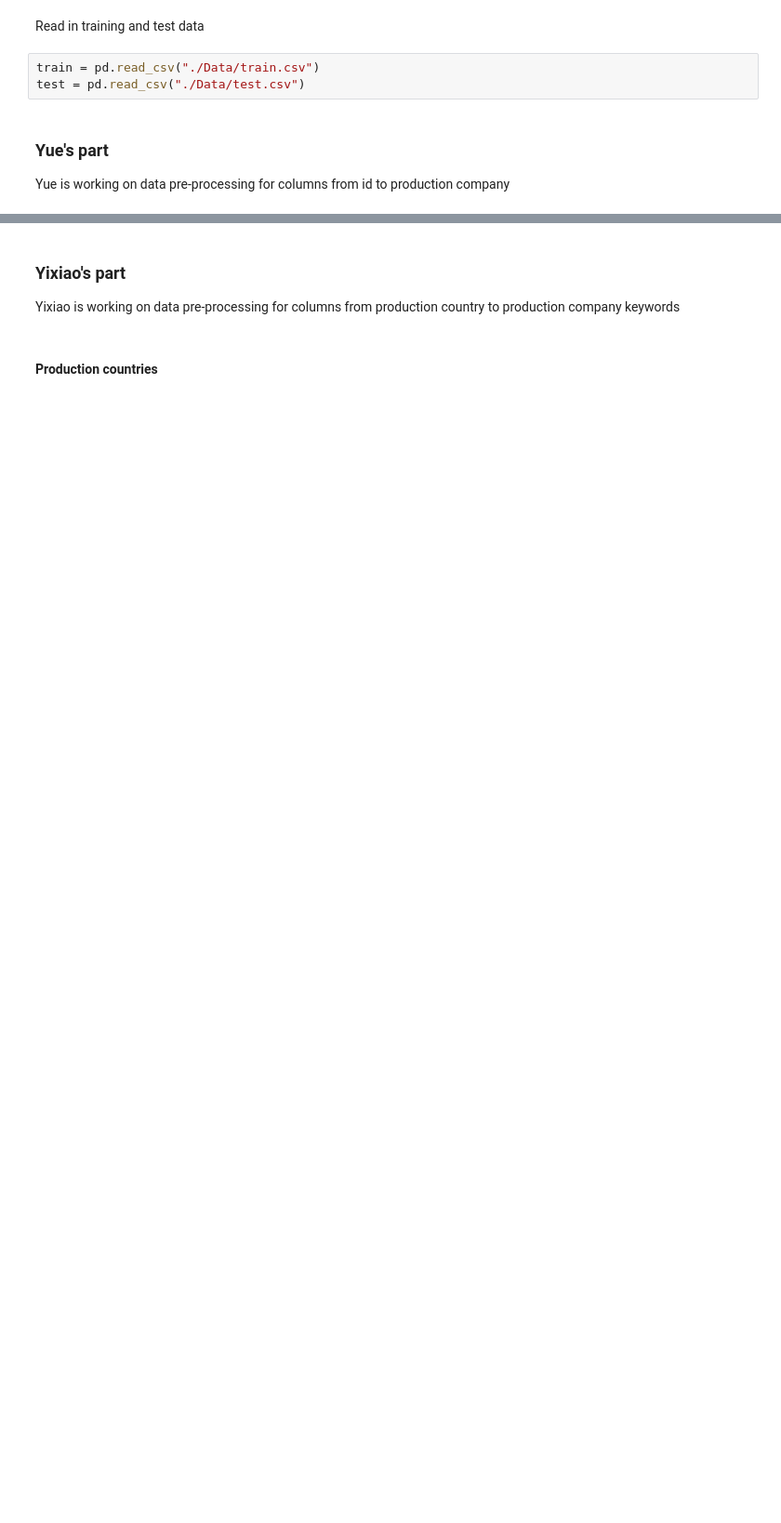
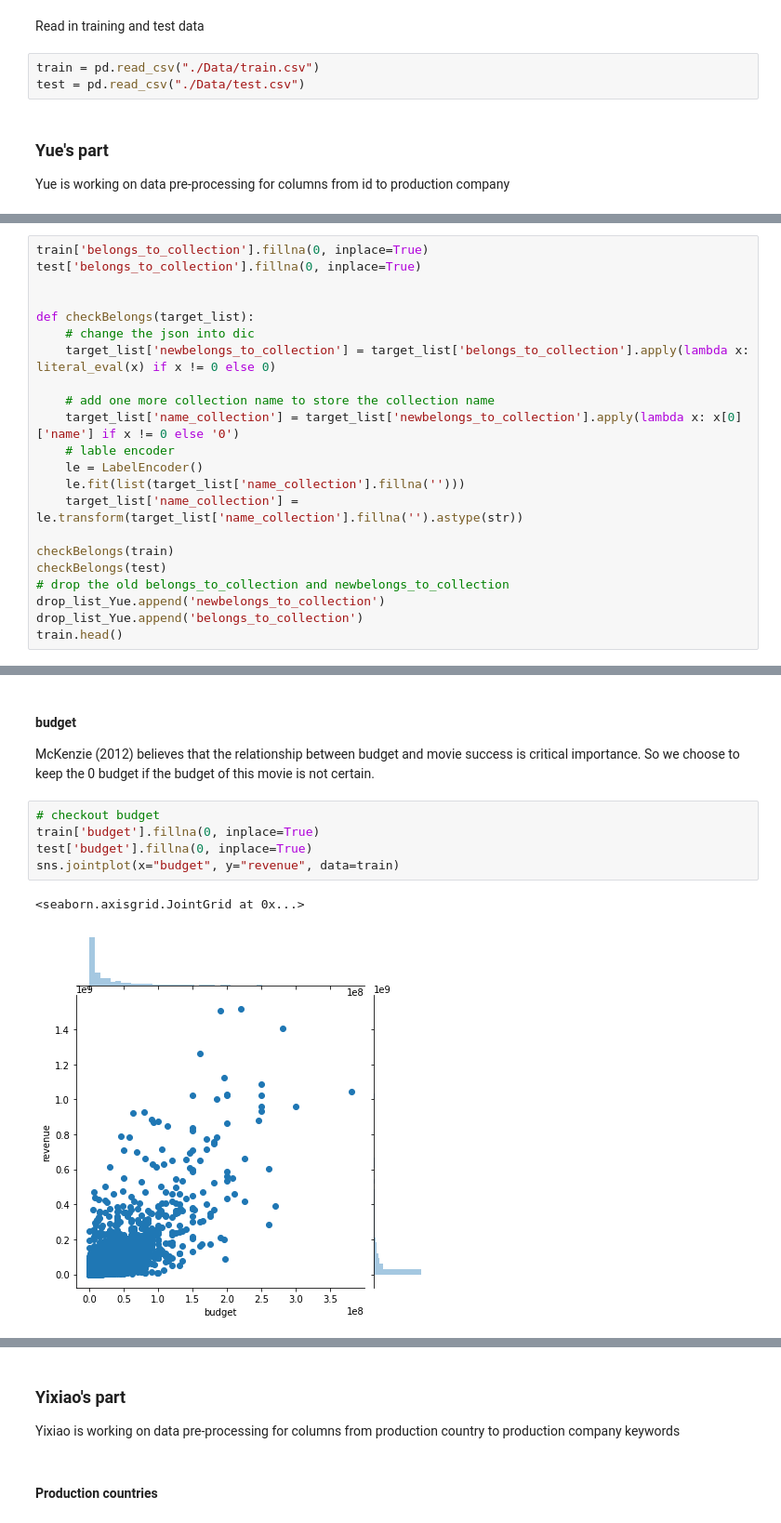
Before and after one commit to z5219951/revenue, a Jupyter notebook: data_preprocessing.ipynb, the cells around one changed output, grey strips where cells are left out. Shown: that part at 93% size. Drawn from its saved outputs; the diff is of its cells as text; blank space fills up the shorter version.

```diff
--- a/data_preprocessing.ipynb
+++ b/data_preprocessing.ipynb
@@ -43,0 +211,22 @@ Yue is working on data pre-processing for columns from id to production company
+# %%
+train['belongs_to_collection'].fillna(0, inplace=True)
+test['belongs_to_collection'].fillna(0, inplace=True)
+
+
+def checkBelongs(target_list):
+    # change the json into dic
+    target_list['newbelongs_to_collection'] = target_list['belongs_to_collection'].apply(lambda x: literal_eval(x) if x != 0 else 0)
+
+    # add one more collection name to store the collection name
+    target_list['name_collection'] = target_list['newbelongs_to_collection'].apply(lambda x: x[0]['name'] if x != 0 else '0')
+    # lable encoder
+    le = LabelEncoder()
+    le.fit(list(target_list['name_collection'].fillna('')))
+    target_list['name_collection'] = le.transform(target_list['name_collection'].fillna('').astype(str))
+
+checkBelongs(train)
+checkBelongs(test)
+# drop the old belongs_to_collection and newbelongs_to_collection
+drop_list_Yue.append('newbelongs_to_collection')
+drop_list_Yue.append('belongs_to_collection')
+train.head()
@@ -43,0 +241,11 @@ Yue is working on data pre-processing for columns from id to production company
+# %% [markdown]
+#### budget
+McKenzie (2012) believes that the relationship between budget and movie success is critical importance. So we choose to keep the 0 budget if the budget of this movie is not certain.
+# %%
+# checkout budget
+train['budget'].fillna(0, inplace=True)
+test['budget'].fillna(0, inplace=True)
+sns.jointplot(x="budget", y="revenue", data=train)
+# %% [output]
+<seaborn.axisgrid.JointGrid at 0x...>
+[figure, added]
```
Also changed, not shown: parts of 34 cells of this notebook, 1 other file.
